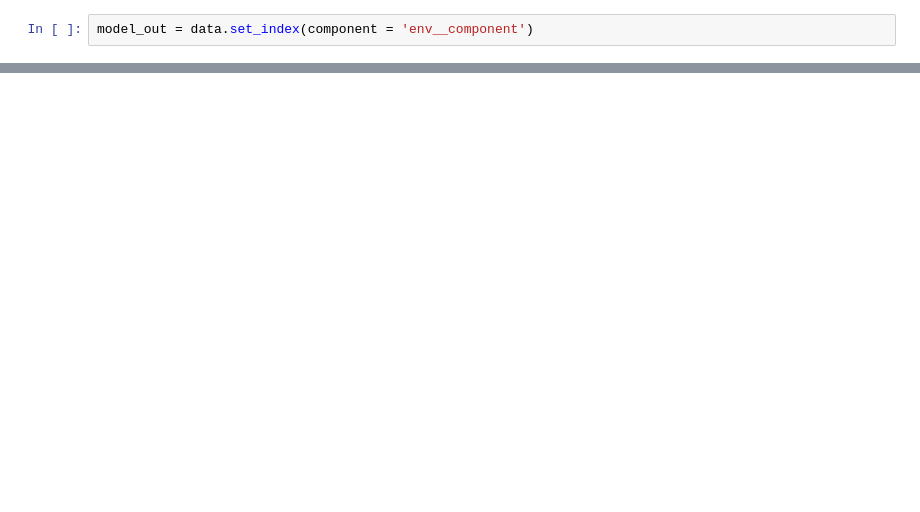
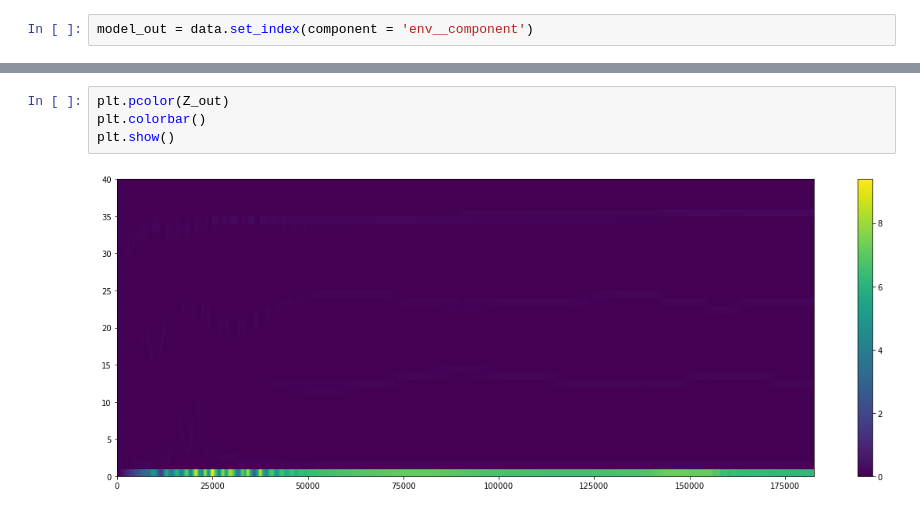
Before and after one commit to ben1post/kaweahcode, a Jupyter notebook: xarray-simlab-experiments/ASTroCAT_plot_01.ipynb, the cells around one changed output, grey strips where cells are left out. Drawn from its saved outputs; the diff is of its cells as text; blank space fills up the shorter version.

```diff
--- a/xarray-simlab-experiments/ASTroCAT_plot_01.ipynb
+++ b/xarray-simlab-experiments/ASTroCAT_plot_01.ipynb
@@ -36,0 +61,6 @@ plt.show()
+# %%
+plt.pcolor(Z_out)
+plt.colorbar()
+plt.show()
+# %% [output]
+[figure, added]
```
Also changed, not shown: parts of 9 cells of this notebook, 2 other files.
